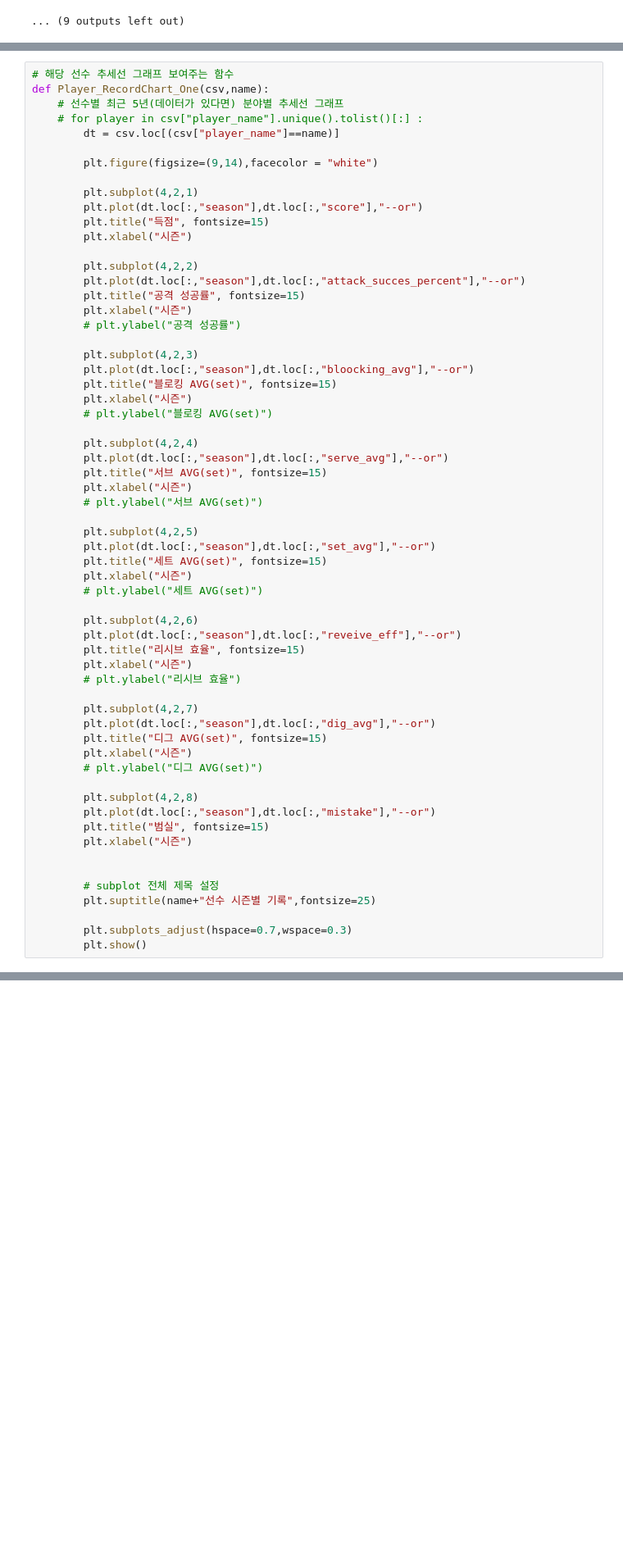
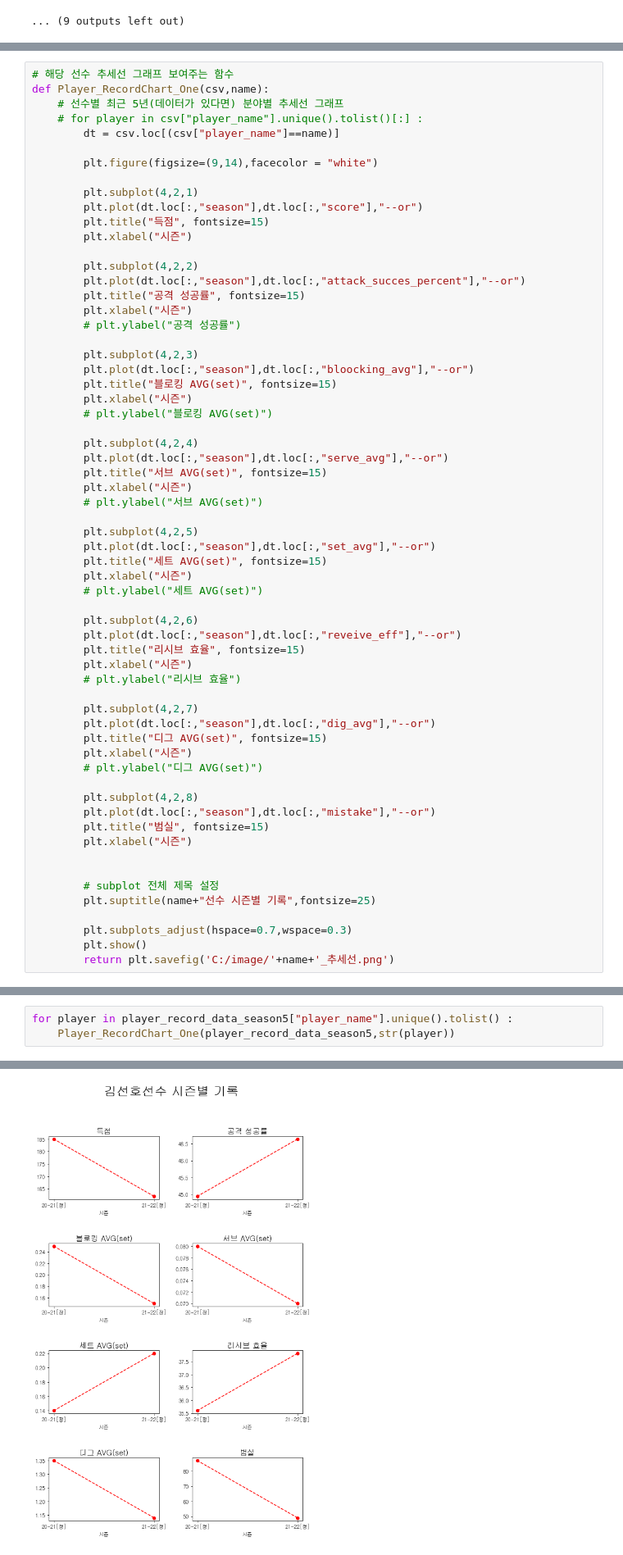
Before and after one commit to lwg1421/KOVO_project, a Jupyter notebook: visualization/player_RecordChart.ipynb, the cells around one changed output, grey strips where cells are left out. Shown at 82% size. Cells and saved outputs as stored; diff of their text form; blank space fills up the shorter version.

```diff
--- a/visualization/player_RecordChart.ipynb
+++ b/visualization/player_RecordChart.ipynb
@@ -185,6 +185,7 @@ def Player_RecordChart_One(csv,name):
 
         plt.subplots_adjust(hspace=0.7,wspace=0.3)
         plt.show()
+        return plt.savefig('C:/image/'+name+'_추세선.png')
 # %%
 Player_RecordChart_One(player_record_data_season5,"김명관")
 # %% [output]
@@ -195,0 +199,4 @@ Player_RecordChart_One(player_record_data_season5,"문성민")
+# %%
+for player in player_record_data_season5["player_name"].unique().tolist() :
+    Player_RecordChart_One(player_record_data_season5,str(player))
+# %% [output]
@@ -195,0 +205 @@ Player_RecordChart_One(player_record_data_season5,"문성민")
+[figure, added]
```
Also changed, not shown: parts of 3 cells of this notebook, 6 other files.
